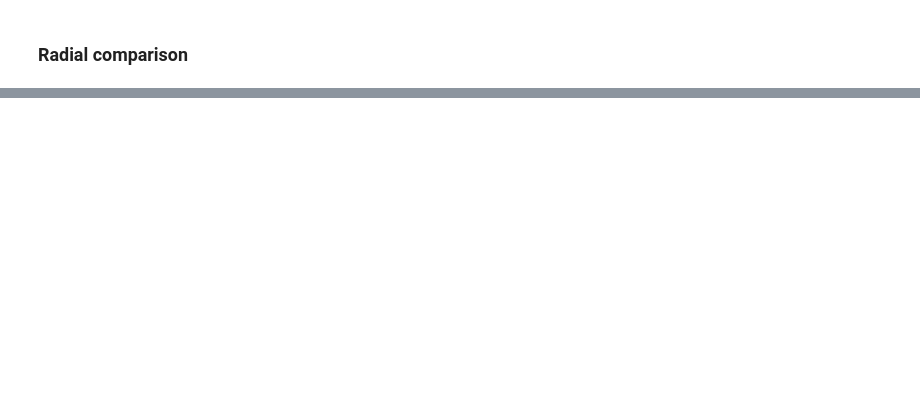
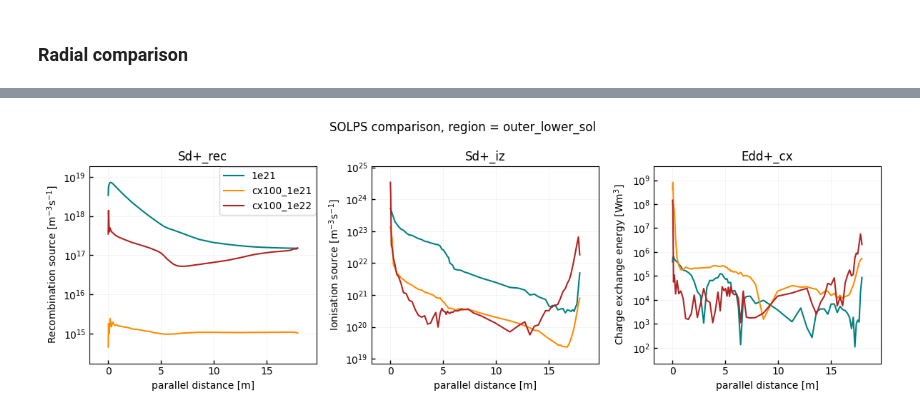
Before and after one commit to sun51027/hermes3-2dplots, a Jupyter notebook: plot_solps_balance.ipynb, the cells around one changed output, grey strips where cells are left out. Cells and saved outputs as stored; diff of their text form; code cells hidden in the pictures; blank space fills up the shorter version.

```diff
--- a/plot_solps_balance.ipynb
+++ b/plot_solps_balance.ipynb
@@ -494,0 +499,37 @@ fig.tight_layout()
+# %%
+region_parallel = "outer_lower_sol"
+
+params_parallel = [
+            ("Sd+_rec", "Recombination source [$m^{-3} s^{-1}$]"),
+            ("Sd+_iz",  "Ionisation source [$m^{-3} s^{-1}$]"),
+            ("Edd+_cx", "Charge exchange energy [$W m^{3}$]"),
+]
+
+cols = 3
+rows = int(np.ceil(len(params_parallel) / cols))          # np already imported; no math needed
+fig, ax = plt.subplots(rows, cols, figsize=(12, 4 * rows), squeeze=False)
+axs = ax.flatten()                                    # 1-D list of axes to zip over
+
+# one line per SOLPS case, one subplot per variable
+for name, b in bals.items():
+    df = b.get_1d_poloidal_data(params=[p for p, _ in params_parallel], sepadd=1, region=region_parallel,target_first=True, interpolate_midplane=False, interpolate_radial=False )
+    for axi, (p, _) in zip(axs, params_parallel):
+        axi.plot(df["Spar"], np.abs(df[p]), label=name)
+
+# format each used panel
+for axi, (p, ylabel) in zip(axs, params_parallel):
+    axi.set_xlabel("parallel distance [m]")
+    axi.set_ylabel(ylabel)
+    axi.set_title(p)
+    axi.grid(alpha=0.3)
+    axi.set_yscale("symlog")
+
+# hide any leftover empty panels
+for axi in axs[len(params_parallel):]:
+    axi.axis("off")
+
+axs[0].legend()
+fig.suptitle(f"SOLPS comparison, region = {region_parallel}")
+fig.tight_layout()
+# %% [output]
+[figure, added]
```
Also changed, not shown: parts of 5 cells of this notebook, 1 other file.
